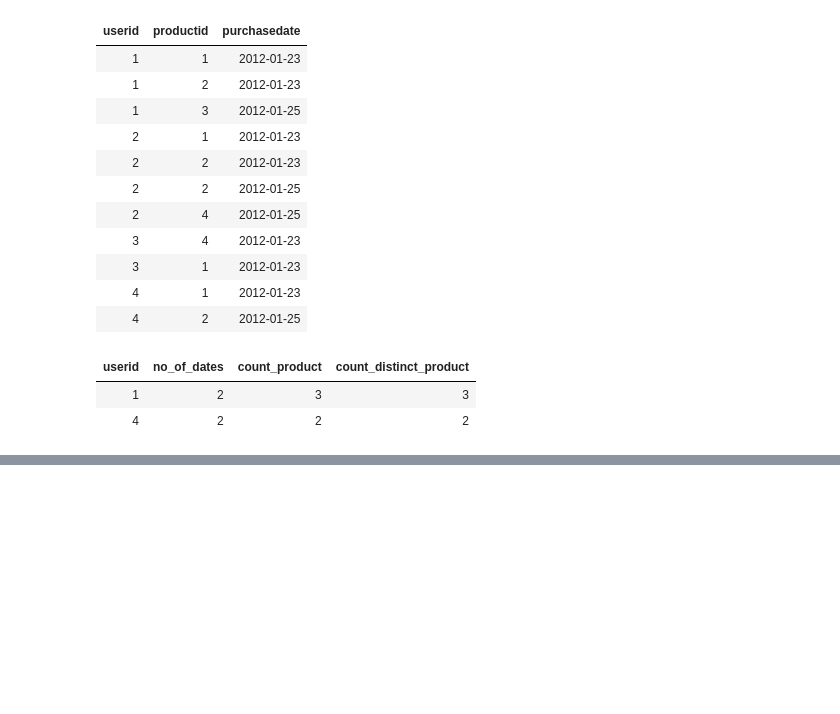
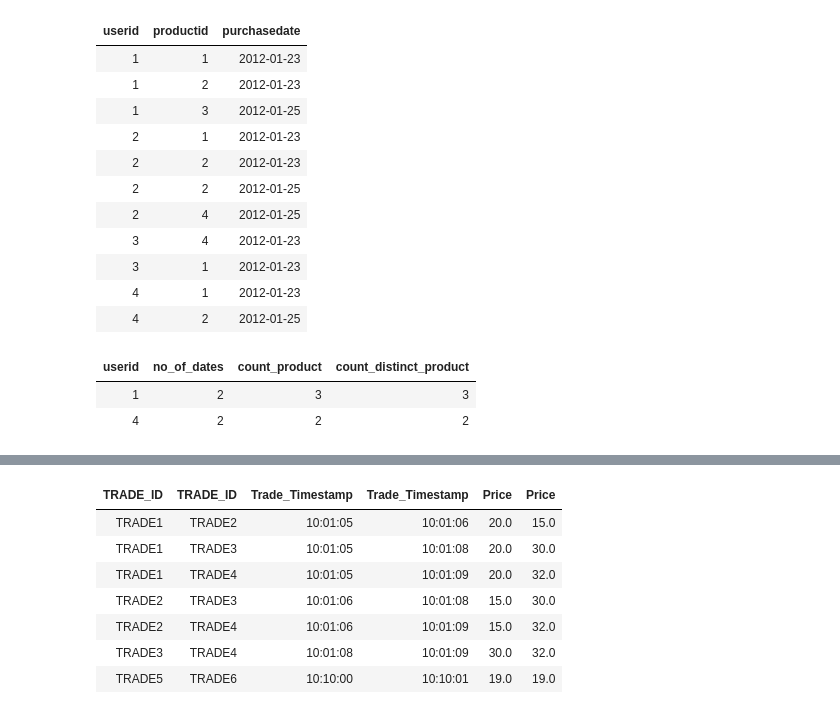
Before and after one commit to Rupam-1/SQL-Pyspark-practise_youtube, a Jupyter notebook: 04. SQL - Part3.ipynb, the cells around one changed output, grey strips where cells are left out. Cells and saved outputs as stored; diff of their text form; code cells hidden in the pictures; blank space fills up the shorter version.

```diff
--- a/04. SQL - Part3.ipynb
+++ b/04. SQL - Part3.ipynb
@@ -1318,0 +1355,15 @@ where no_of_dates > 1 and count_product = count_distinct_product;
+# %%
+%sql
+select t1.TRADE_ID, t2.TRADE_ID, t1.Trade_Timestamp, t2.Trade_Timestamp, t1.Price, t2.Price from trade_tbl as t1
+inner join trade_tbl as t2 on 1=1
+where t1.TRADE_ID != t2.TRADE_ID and t1.Trade_Timestamp < t2.Trade_Timestamp and datediff(second, t1.Trade_Timestamp, t2.Trade_Timestamp)<10
+order by t1.TRADE_ID, t2.TRADE_ID;
+# %% [output]
+| TRADE_ID | TRADE_ID | Trade_Timestamp | Trade_Timestamp | Price | Price |
+| TRADE1 | TRADE2 | 10:01:05 | 10:01:06 | 20.0 | 15.0 |
+| TRADE1 | TRADE3 | 10:01:05 | 10:01:08 | 20.0 | 30.0 |
+| TRADE1 | TRADE4 | 10:01:05 | 10:01:09 | 20.0 | 32.0 |
+| TRADE2 | TRADE3 | 10:01:06 | 10:01:08 | 15.0 | 30.0 |
+| TRADE2 | TRADE4 | 10:01:06 | 10:01:09 | 15.0 | 32.0 |
+| TRADE3 | TRADE4 | 10:01:08 | 10:01:09 | 30.0 | 32.0 |
+| TRADE5 | TRADE6 | 10:10:00 | 10:10:01 | 19.0 | 19.0 |
```
Also changed, not shown: parts of 2 cells of this notebook, 1 other file.
